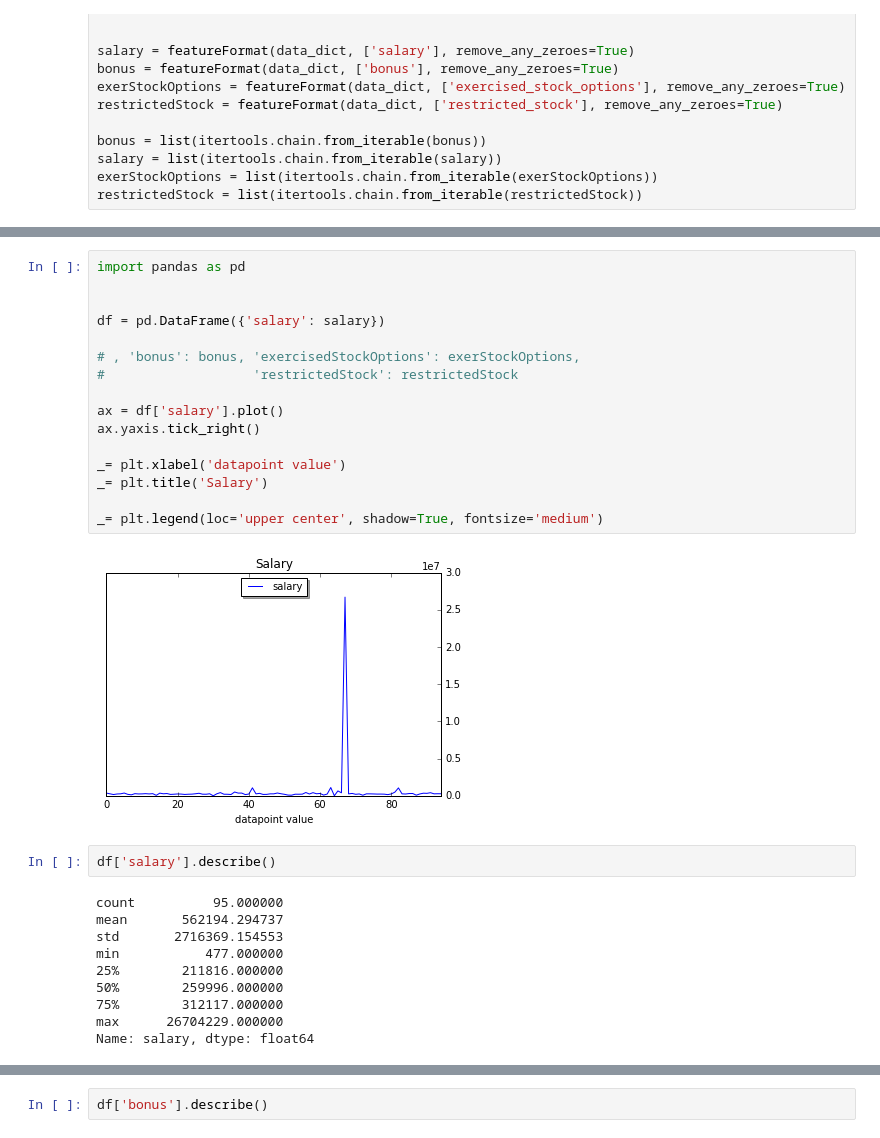
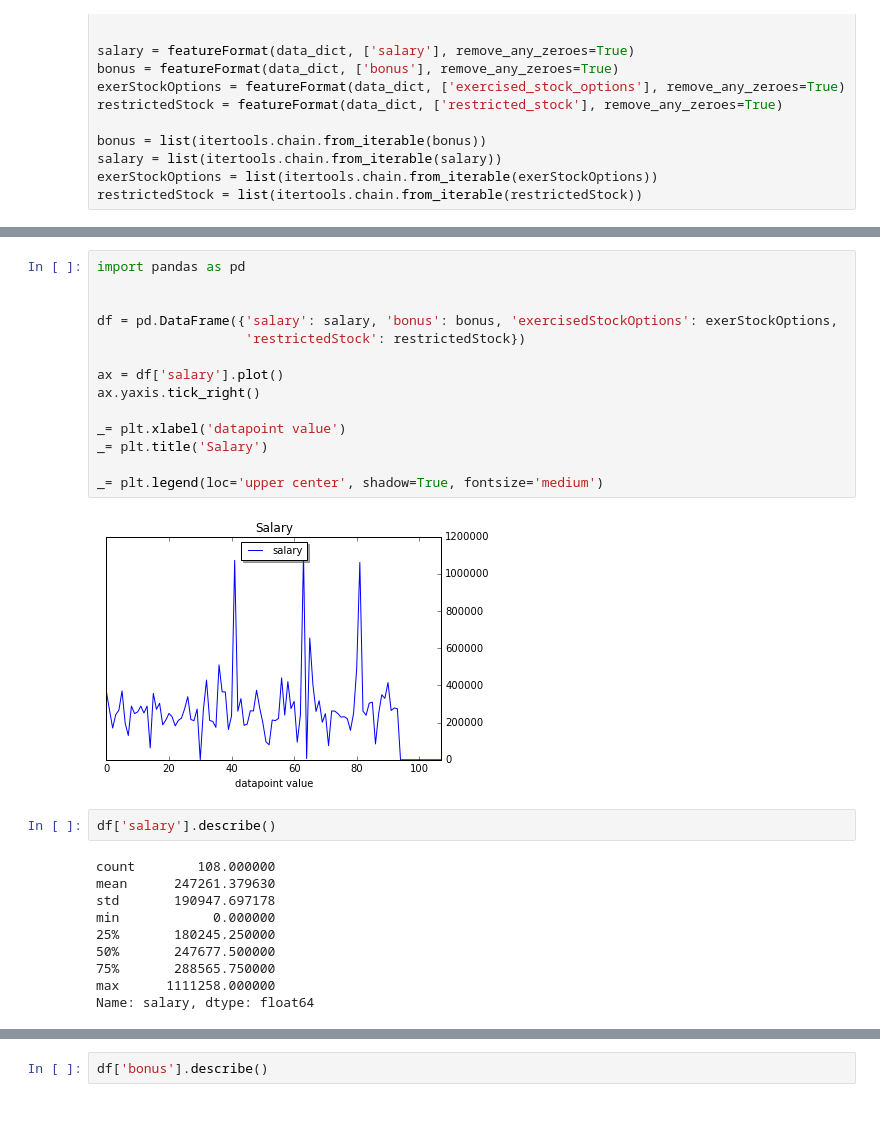
Before and after one commit to omoju/identifyFraudFromEnronEmail, a Jupyter notebook: cleanDataForOutliers.ipynb, the cells around one changed output, grey strips where cells are left out. Saved outputs shown, nothing was run; the diff lists cells and outputs as text.

```diff
--- a/cleanDataForOutliers.ipynb
+++ b/cleanDataForOutliers.ipynb
@@ -80,32 +80,30 @@ print len(exerStockOptions)
 # %%
 import pandas as pd
 
 
-df = pd.DataFrame({'salary': salary})
-
-# , 'bonus': bonus, 'exercisedStockOptions': exerStockOptions,
-#                   'restrictedStock': restrictedStock
+df = pd.DataFrame({'salary': salary, 'bonus': bonus, 'exercisedStockOptions': exerStockOptions,
+                   'restrictedStock': restrictedStock})
 
 ax = df['salary'].plot()
 ax.yaxis.tick_right()
 
 _= plt.xlabel('datapoint value')
 _= plt.title('Salary')
 
 _= plt.legend(loc='upper center', shadow=True, fontsize='medium')
 # %% [output]
-[figure, old version]
+[figure, new version]
 # %%
 df['salary'].describe()
 # %% [output]
-count          95.000000
-mean       562194.294737
-std       2716369.154553
-min           477.000000
-25%        211816.000000
-50%        259996.000000
-75%        312117.000000
-max      26704229.000000
+count        108.000000
+mean      247261.379630
+std       190947.697178
+min            0.000000
+25%       180245.250000
+50%       247677.500000
+75%       288565.750000
+max      1111258.000000
 Name: salary, dtype: float64
 # %%
 ax2 = df['restrictedStock'].plot()
```
Also changed, not shown: parts of 4 cells of this notebook, 6 other files.
